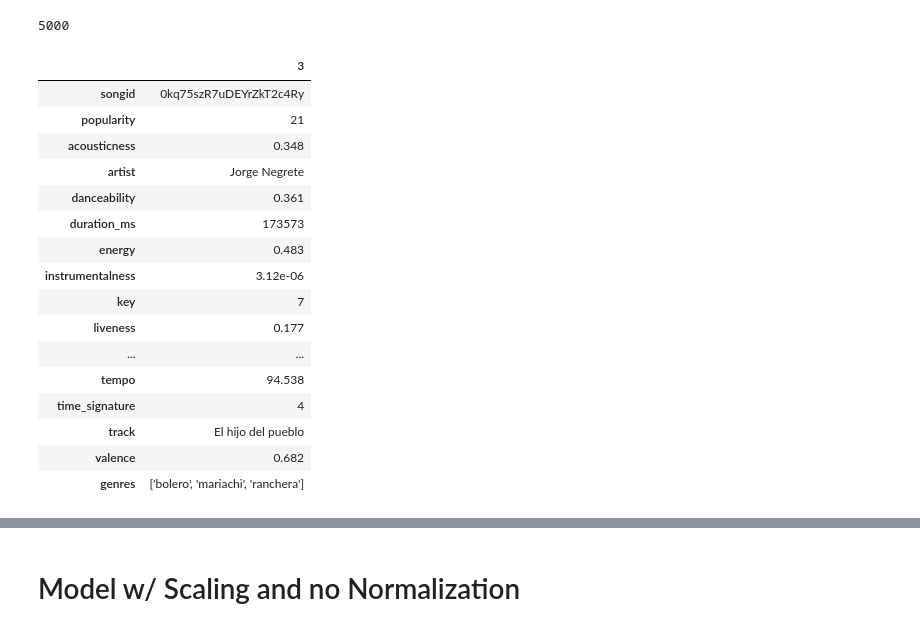
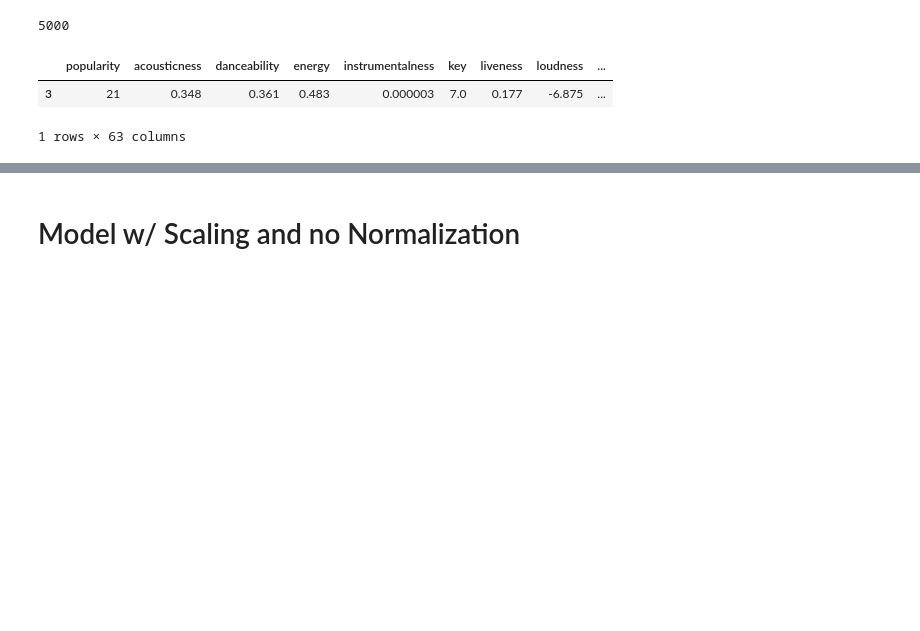
Before and after one commit to BloomTech-Labs/Music-Meteorologist-ds, a Jupyter notebook: model_notebooks/knn_model_v3_with_genre_filtering.ipynb, the cells around one changed output, grey strips where cells are left out. Cells and saved outputs as stored; diff of their text form; code cells hidden in the pictures; blank space fills up the shorter version.

```diff
--- a/model_notebooks/knn_model_v3_with_genre_filtering.ipynb
+++ b/model_notebooks/knn_model_v3_with_genre_filtering.ipynb
@@ -213,25 +240,11 @@ len(knn_results1[0][0:])
 # %% [output]
 5000
 # %%
-pd.DataFrame(df.loc[3][0:18])
+pd.DataFrame(X.loc[[3]][0:18])
 # %% [output]
-|  | 3 |
-| songid | 0kq75szR7uDEYrZkT2c4Ry |
-| popularity | 21 |
-| acousticness | 0.348 |
-| artist | Jorge Negrete |
-| danceability | 0.361 |
-| duration_ms | 173573 |
-| energy | 0.483 |
-| instrumentalness | 3.12e-06 |
-| key | 7 |
-| liveness | 0.177 |
-| ... | ... |
-| tempo | 94.538 |
-| time_signature | 4 |
-| track | El hijo del pueblo |
-| valence | 0.682 |
-| genres | ['bolero', 'mariachi', 'ranchera'] |
+|  | popularity | acousticness | danceability | energy | instrumentalness | key | liveness | loudness | ... |
+| 3 | 21 | 0.348 | 0.361 | 0.483 | 0.000003 | 7.0 | 0.177 | -6.875 | ... |
+1 rows × 63 columns
 # %%
 pd.set_option('display.max_colwidth', -1)
 # %%
```
Also changed, not shown: parts of 10 cells of this notebook, 6 other files.
